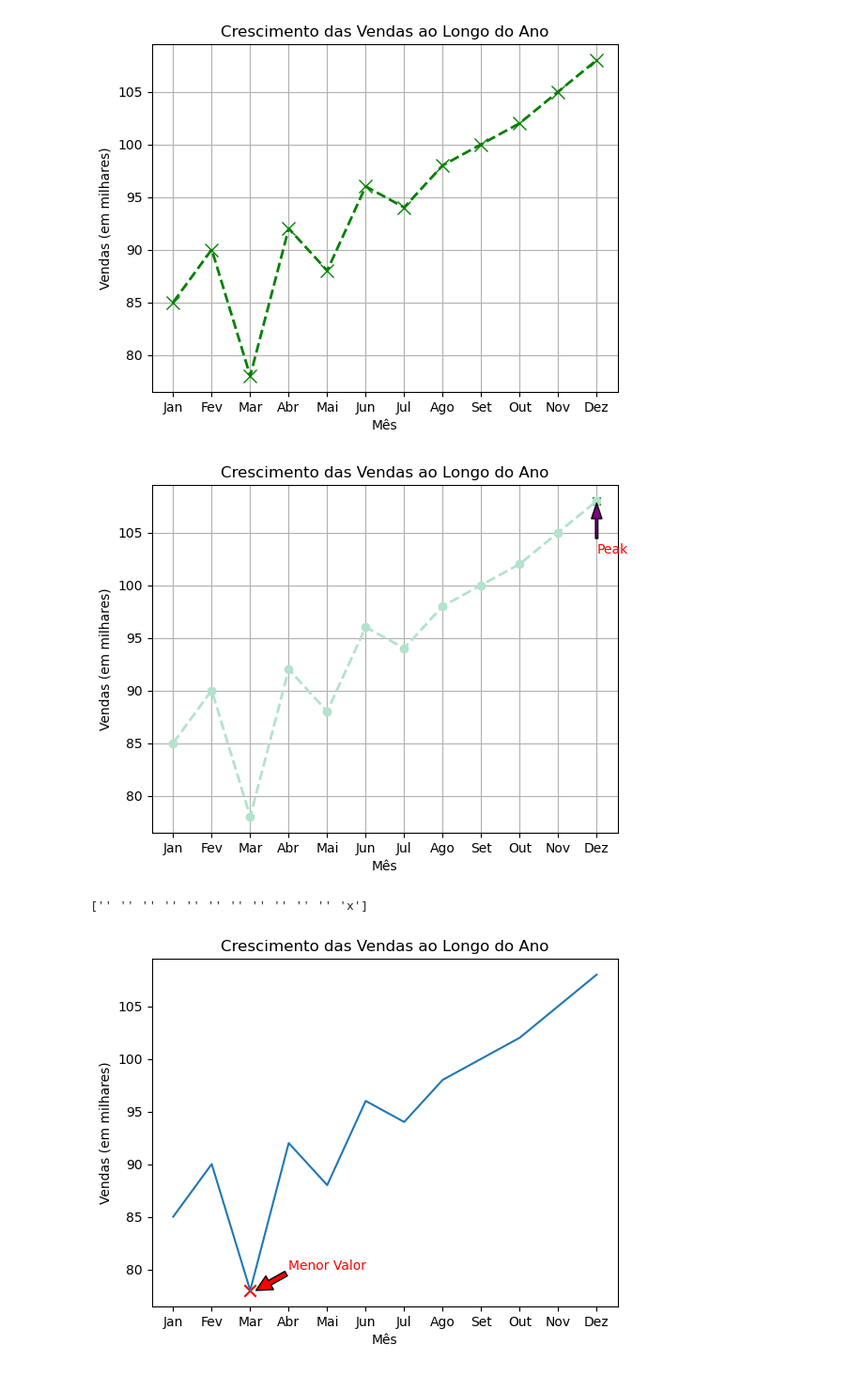
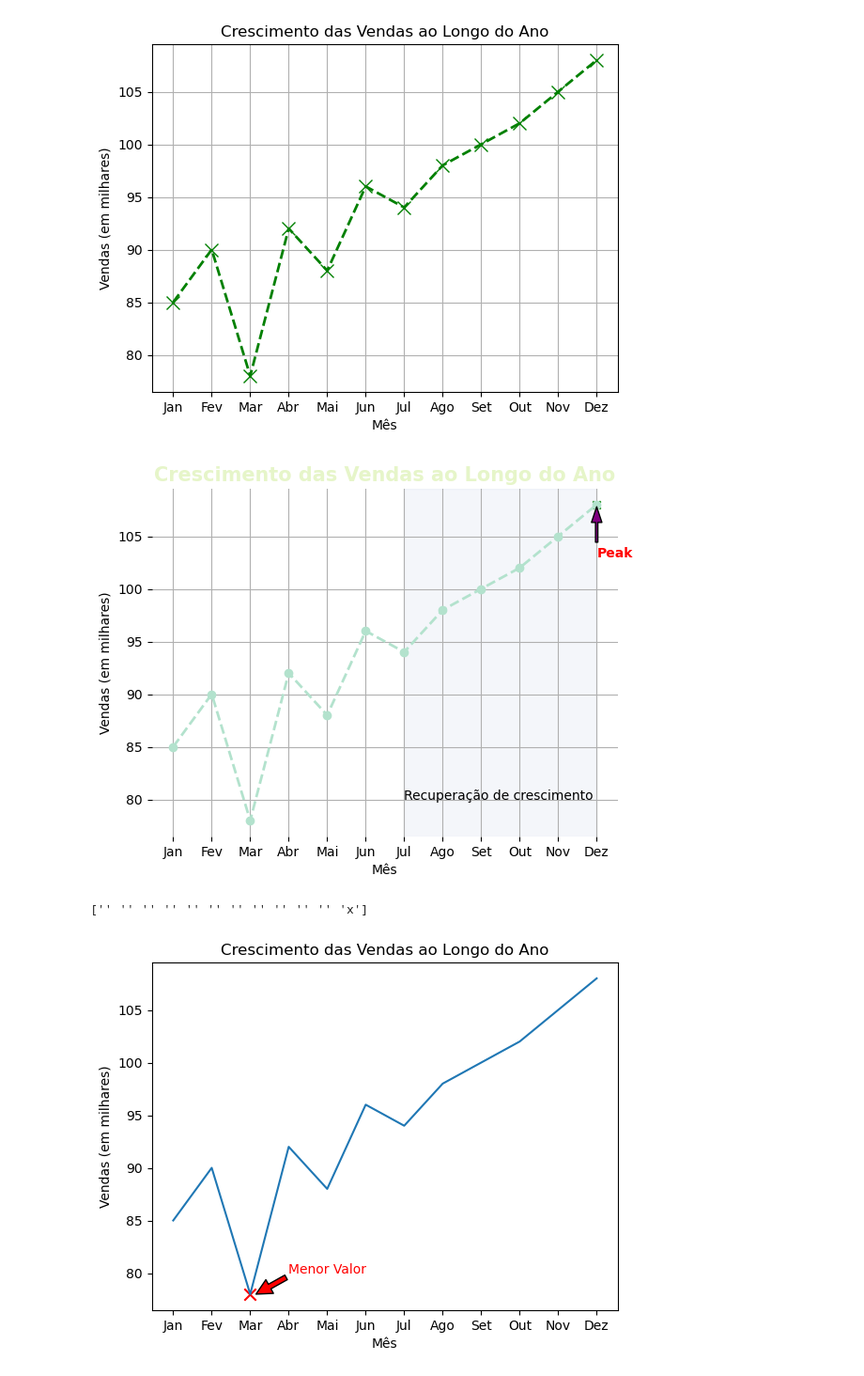
Before and after one commit to Denisryudi/unices, a Jupyter notebook: python_hashtag/p15 matplotlib/09_junção de plt_personalizacao_linhas_parte_1.ipynb, the cells around one changed output. Shown: that part at 94% size. Cells and saved outputs as stored; diff of their text form; code cells hidden in the pictures.

```diff
--- a/python_hashtag/p15 matplotlib/09_junção de plt_personalizacao_linhas_parte_1.ipynb
+++ b/python_hashtag/p15 matplotlib/09_junção de plt_personalizacao_linhas_parte_1.ipynb
@@ -31,42 +31,53 @@ plt.show()
 # %% [output]
 [figure]
 # %%
+#proto
+
 import matplotlib.pyplot as plt
 import numpy as np
 from cycler import cycler
 
 meses = ['Jan', 'Fev', 'Mar', 'Abr', 'Mai', 'Jun', 'Jul', 'Ago', 'Set', 'Out', 'Nov', 'Dez']
 vendas = [85, 90, 78, 92, 88, 96, 94, 98, 100, 102, 105, 108]
 marcadores = np.where(vendas == np.max(vendas), 'x', '')
 
 #paleta cpres
-cycler_colors = cycler('color', plt.get_cmap('Pastel2').colors)
+cores = plt.get_cmap('Pastel2').colors
+cycler_colors = cycler('color', cores)
 plt.rc('axes', prop_cycle=cycler_colors)
 
 #gráfico base
 plt.plot(meses, vendas, marker='o', linestyle='--', linewidth=2)
 
-#marcadores
+#marcadores e anotações
 for posicao, marcador in enumerate(marcadores):
     if marcador == 'x':
         cor='green'
     else:
         cor='blue'
     plt.scatter(meses[posicao], vendas[posicao], marker=marcador, color=cor)
 
+# Configurações de estilo de texto
+texto_estilo = {'fontsize': 10, 'fontweight': 'bold'}
 
-# adicionando uma anotação para mostrar o menor valor em março
-plt.annotate('Peak', color='red', xy=(11, 108), xytext=(11, 103), arrowprops=dict(facecolor='purple', width=1.8, headwidth=8, shrink=0.05))
+plt.annotate('Peak', color='red', xy=(11, 108), xytext=(11, 103), arrowprops=dict(facecolor='purple', width=1.8, headwidth=8, shrink=0.05), **texto_estilo)
+
+#destaque de região ax= eixo v= vertical span = em uma região . alpha= transparência
+plt.axvspan(6, 11, alpha=0.2, color=cores[2])
+
+plt.text(6, 80, 'Recuperação de crescimento')
+
+plt.box(False)
 
 plt.xlabel('Mês')
 plt.ylabel('Vendas (em milhares)')
-plt.title('Crescimento das Vendas ao Longo do Ano')
+plt.title('Crescimento das Vendas ao Longo do Ano', color=cores[4], fontsize=15, weight='bold')
 plt.grid(True)
 plt.show()
 
 print(marcadores)
 # %% [output]
-[figure, old version]
+[figure, new version]
 ['' '' '' '' '' '' '' '' '' '' '' 'x']
 # %%
 
```
Also changed, not shown: parts of 1 cell of this notebook, 1 other file.
